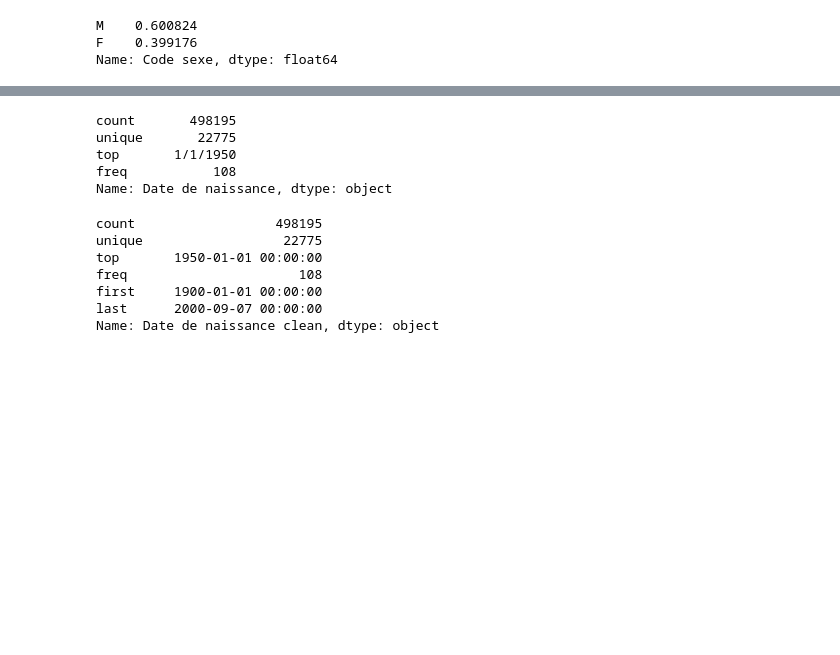
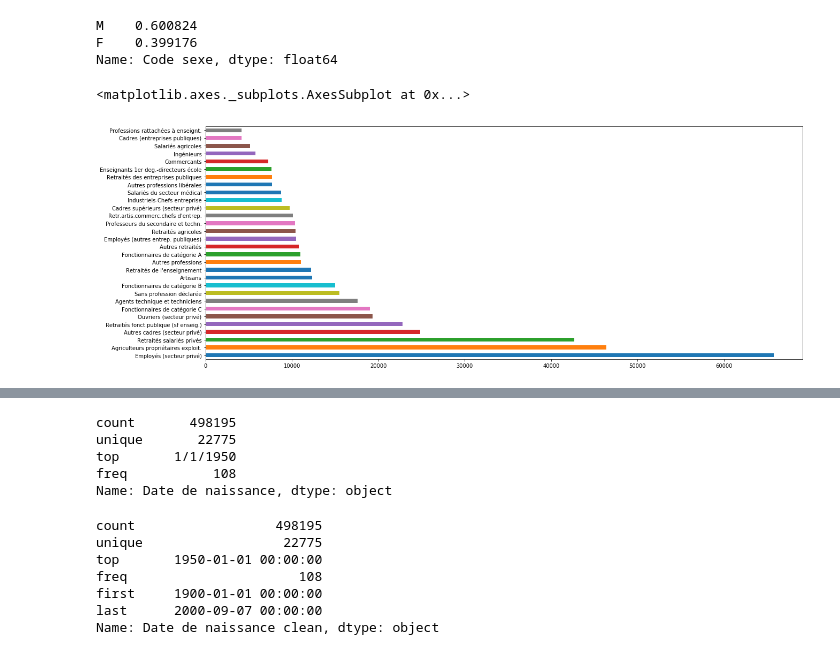
Before and after one commit to jdenes/WOG, a Jupyter notebook: Demo.ipynb, the cells around one changed output, grey strips where cells are left out. Drawn from its saved outputs; the diff is of its cells as text; code cells hidden in the pictures; blank space fills up the shorter version.

```diff
--- a/Demo.ipynb
+++ b/Demo.ipynb
@@ -29,7 +32,10 @@ M    0.600824
 F    0.399176
 Name: Code sexe, dtype: float64
 # %%
-# data['Libellé de la profession'].value_counts().head(30).plot(kind='barh', figsize=(20,8))
+data['Libellé de la profession'].value_counts().head(30).plot(kind='barh', figsize=(20,8))
+# %% [output]
+<matplotlib.axes._subplots.AxesSubplot at 0x...>
+[figure, added]
 # %%
 data["Nationalité de l'élu"].value_counts(normalize=True)
 # %% [output]
```
Also changed, not shown: parts of 4 cells of this notebook, 1 other file.
